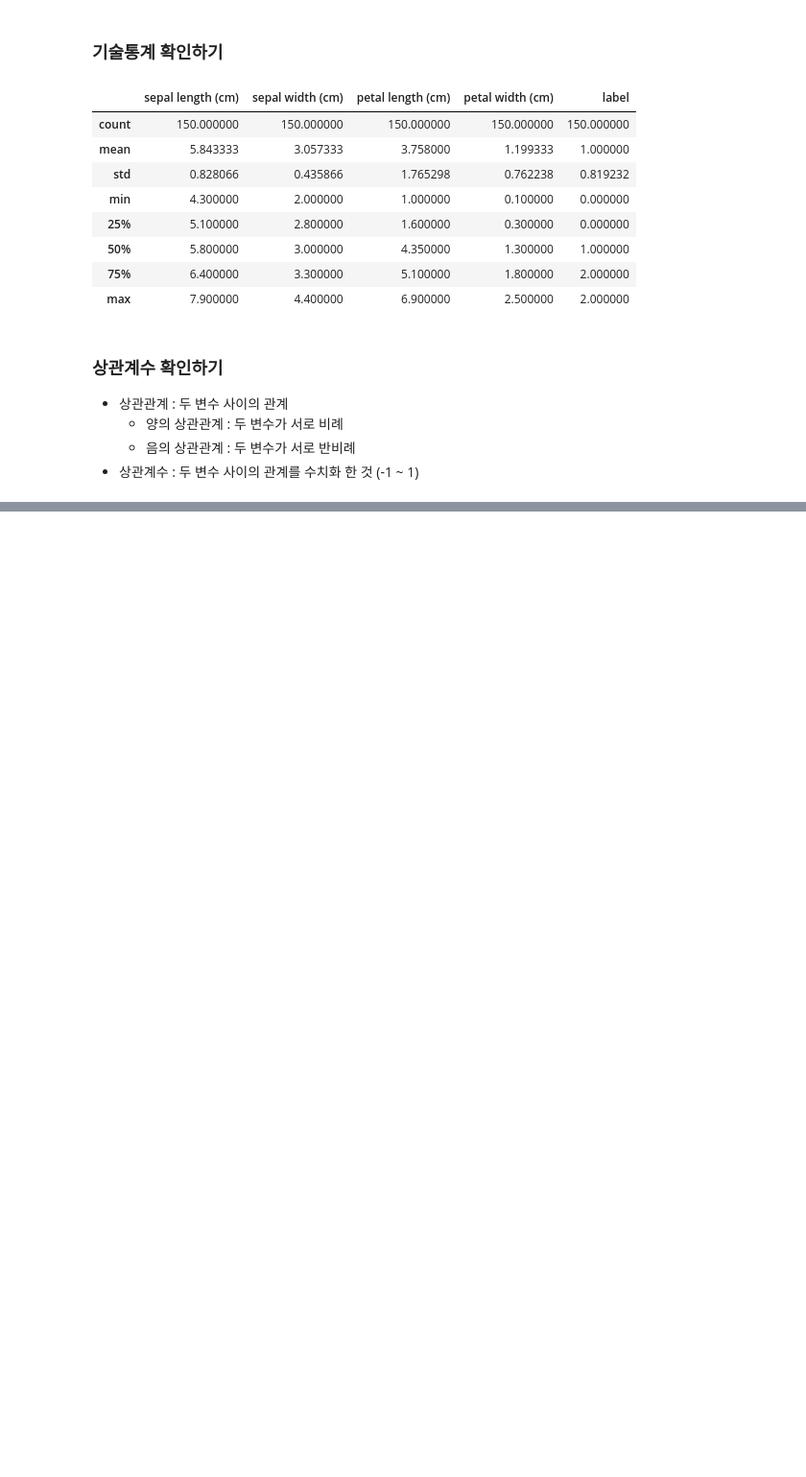
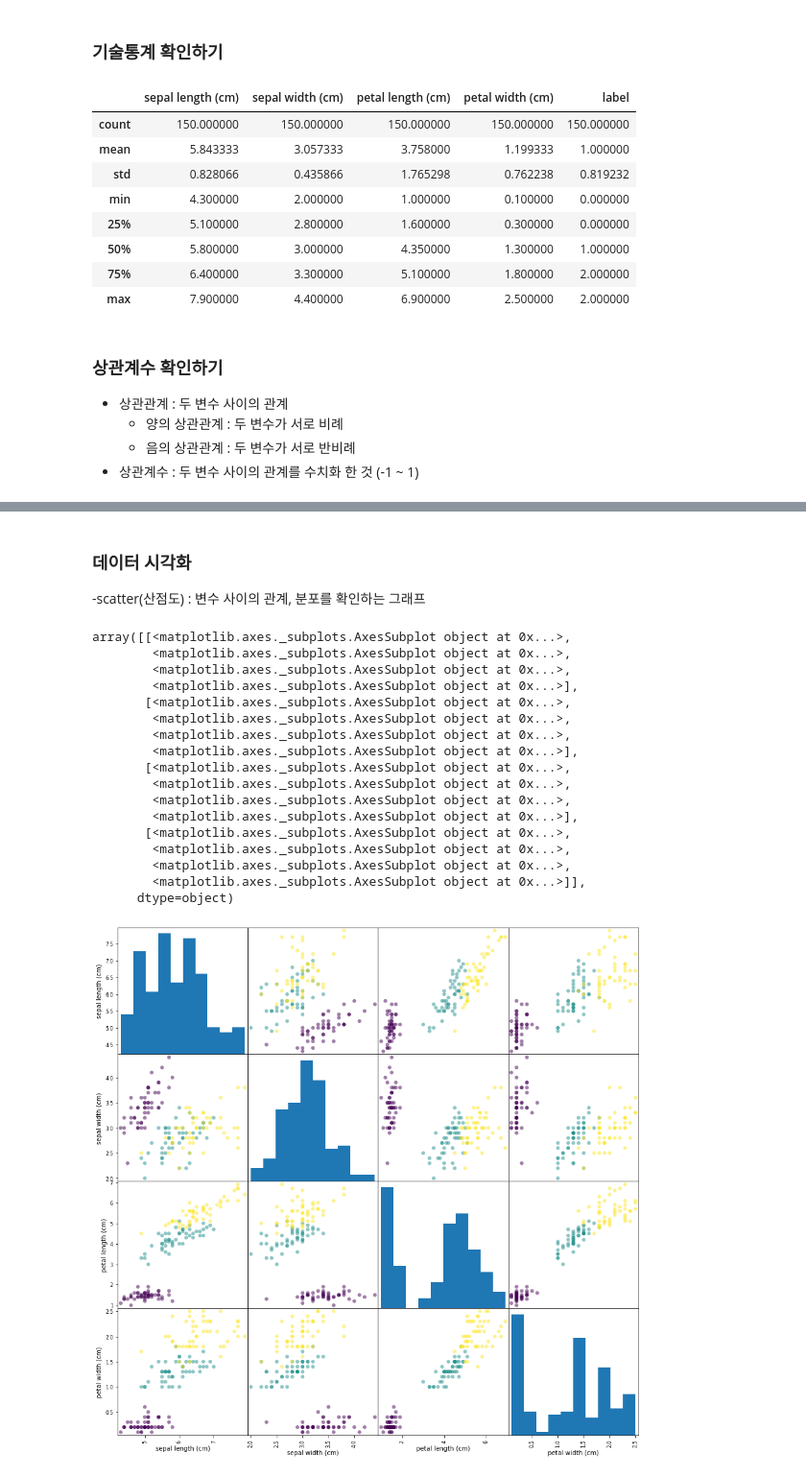
Before and after one commit to OHGYEONGMIN/OH_SHMRD, a Jupyter notebook: ex03_iris 데이터 학습.ipynb, the cells around one changed output, grey strips where cells are left out. Shown at 96% size. Cells and saved outputs as stored; diff of their text form; code cells hidden in the pictures; blank space fills up the shorter version.

```diff
--- a/ex03_iris 데이터 학습.ipynb
+++ b/ex03_iris 데이터 학습.ipynb
@@ -184,0 +214,29 @@ iris_df.describe()
+# %% [markdown]
+### 데이터 시각화
+  -scatter(산점도) :  변수 사이의 관계, 분포를 확인하는 그래프
+# %%
+pd.plotting.scatter_matrix(
+    iris_df.iloc[:,0:4], #산점도를 그릴 데이터
+    figsize=(15,15), # 가로, 세로 비율
+    marker = 'o', #점의 모양
+    c = iris_df['label'] # 색상
+)
+# %% [output]
+array([[<matplotlib.axes._subplots.AxesSubplot object at 0x...>,
+        <matplotlib.axes._subplots.AxesSubplot object at 0x...>,
+        <matplotlib.axes._subplots.AxesSubplot object at 0x...>,
+        <matplotlib.axes._subplots.AxesSubplot object at 0x...>],
+       [<matplotlib.axes._subplots.AxesSubplot object at 0x...>,
+        <matplotlib.axes._subplots.AxesSubplot object at 0x...>,
+        <matplotlib.axes._subplots.AxesSubplot object at 0x...>,
+        <matplotlib.axes._subplots.AxesSubplot object at 0x...>],
+       [<matplotlib.axes._subplots.AxesSubplot object at 0x...>,
+        <matplotlib.axes._subplots.AxesSubplot object at 0x...>,
+        <matplotlib.axes._subplots.AxesSubplot object at 0x...>,
+        <matplotlib.axes._subplots.AxesSubplot object at 0x...>],
+       [<matplotlib.axes._subplots.AxesSubplot object at 0x...>,
+        <matplotlib.axes._subplots.AxesSubplot object at 0x...>,
+        <matplotlib.axes._subplots.AxesSubplot object at 0x...>,
+        <matplotlib.axes._subplots.AxesSubplot object at 0x...>]],
+      dtype=object)
+[figure, added]
```
Also changed, not shown: parts of 24 cells of this notebook.
